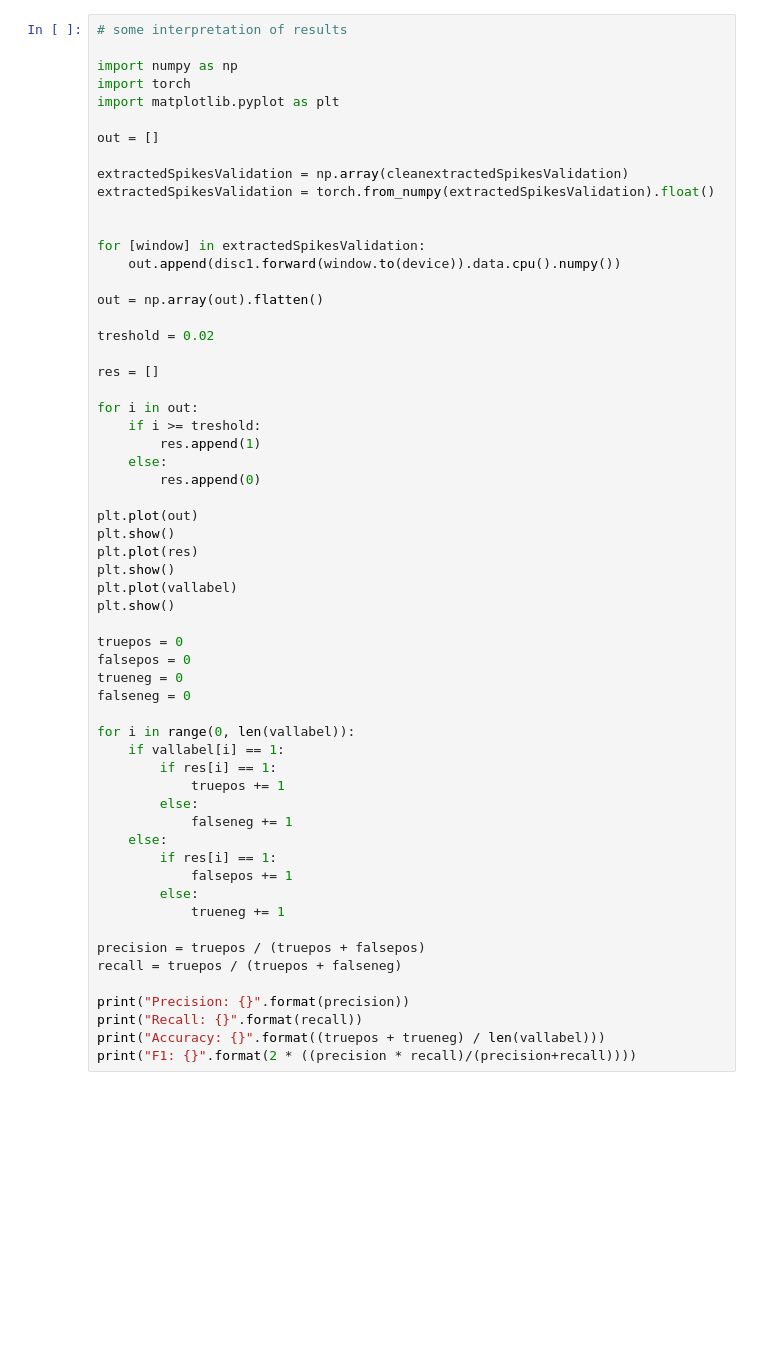
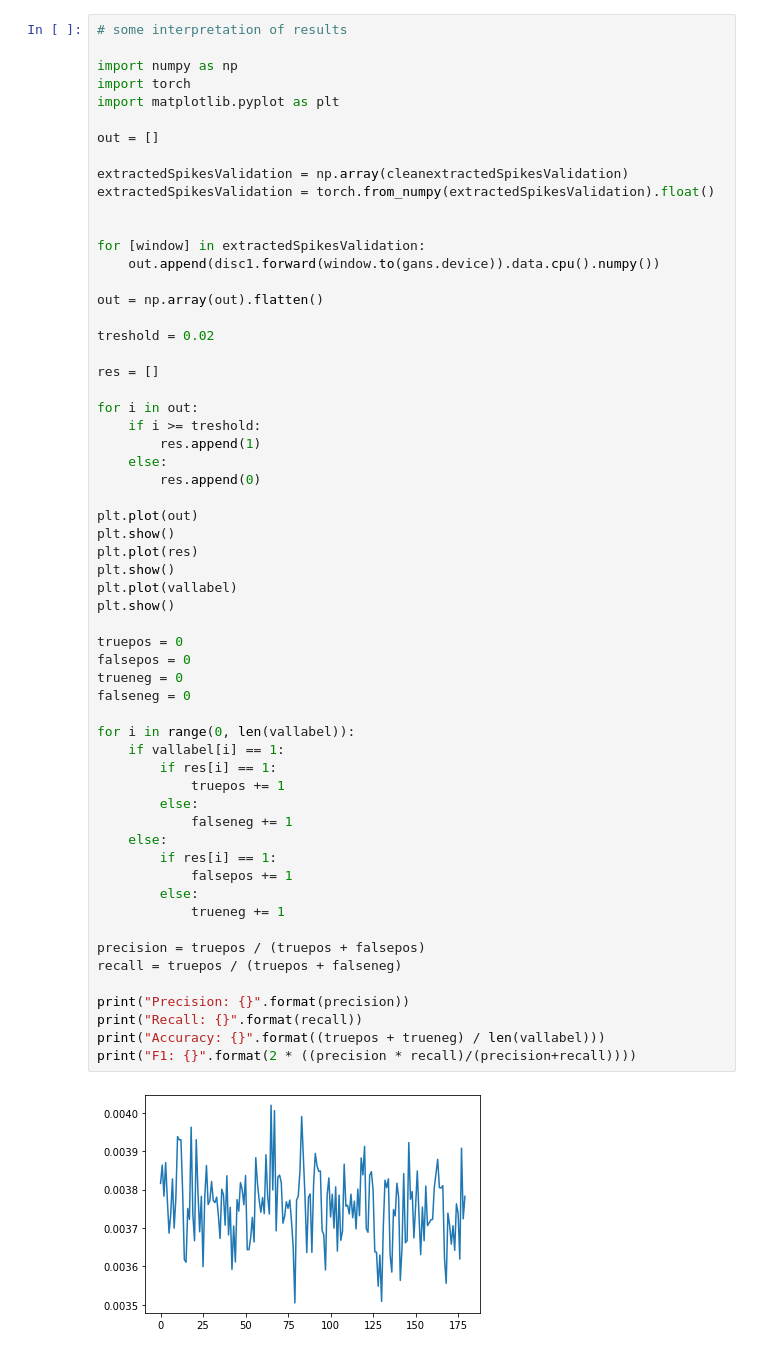
Before and after one commit to AlexDodon/sourceseparation_misc, a Jupyter notebook: time_series.ipynb, the cells around one changed output. Cells and saved outputs as stored; diff of their text form; blank space fills up the shorter version.

```diff
--- a/time_series.ipynb
+++ b/time_series.ipynb
@@ -100,7 +102,7 @@ extractedSpikesValidation = torch.from_numpy(extractedSpikesValidation).float()
 
 
 for [window] in extractedSpikesValidation:
-    out.append(disc1.forward(window.to(device)).data.cpu().numpy())
+    out.append(disc1.forward(window.to(gans.device)).data.cpu().numpy())
 
 out = np.array(out).flatten()
 
@@ -118,30 +120,32 @@ plt.plot(out)
 plt.show()
 plt.plot(res)
 plt.show()
 plt.plot(vallabel)
 plt.show()
 
 truepos = 0
 falsepos = 0
 trueneg = 0
 falseneg = 0
 
 for i in range(0, len(vallabel)):
     if vallabel[i] == 1:
         if res[i] == 1:
             truepos += 1
         else:
             falseneg += 1
     else:
         if res[i] == 1:
             falsepos += 1
         else:
             trueneg += 1
 
 precision = truepos / (truepos + falsepos)
 recall = truepos / (truepos + falseneg)
 
 print("Precision: {}".format(precision))
 print("Recall: {}".format(recall))
 print("Accuracy: {}".format((truepos + trueneg) / len(vallabel)))
 print("F1: {}".format(2 * ((precision * recall)/(precision+recall))))
+# %% [output]
+[figure, added]
```
Also changed, not shown: parts of 6 cells of this notebook, 2 other files.
